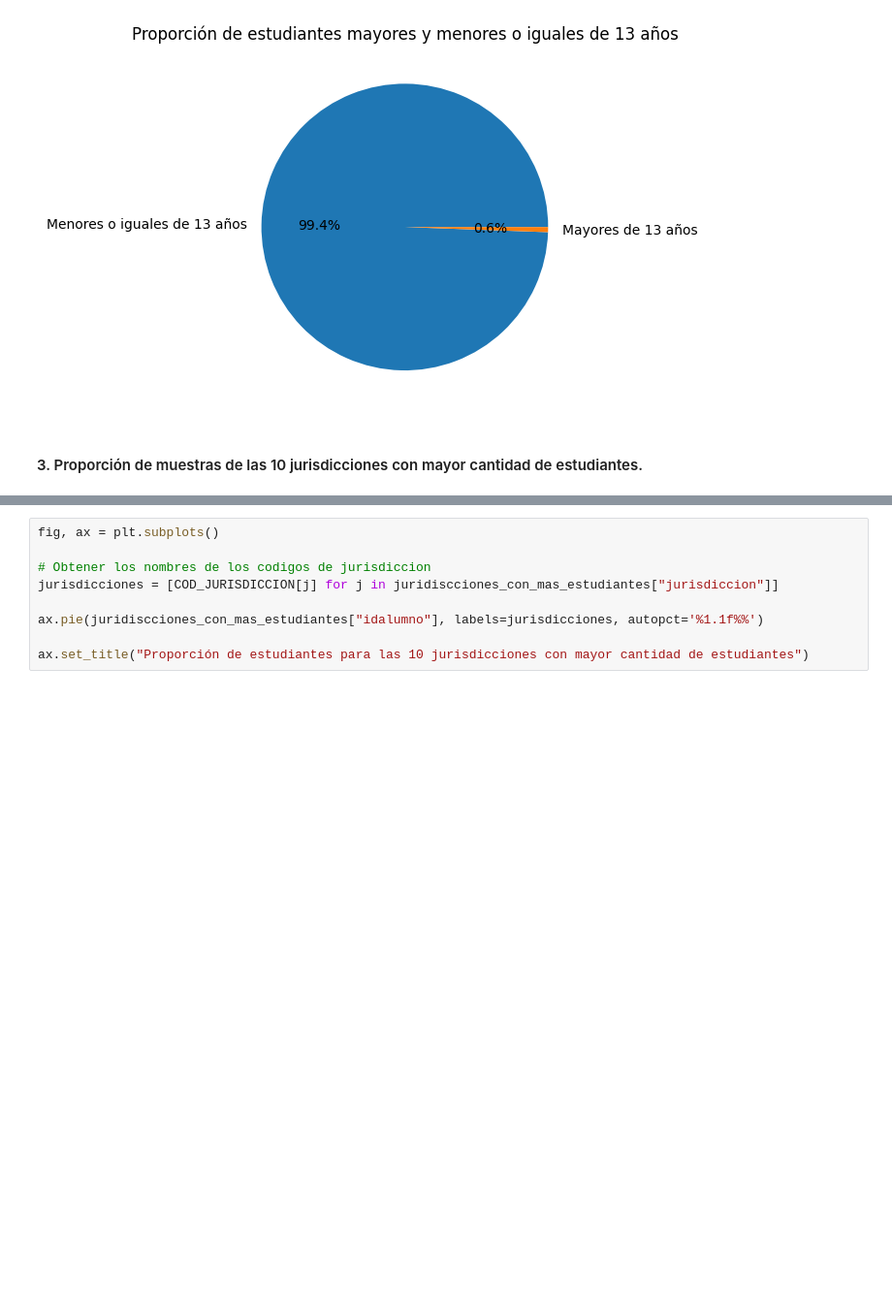
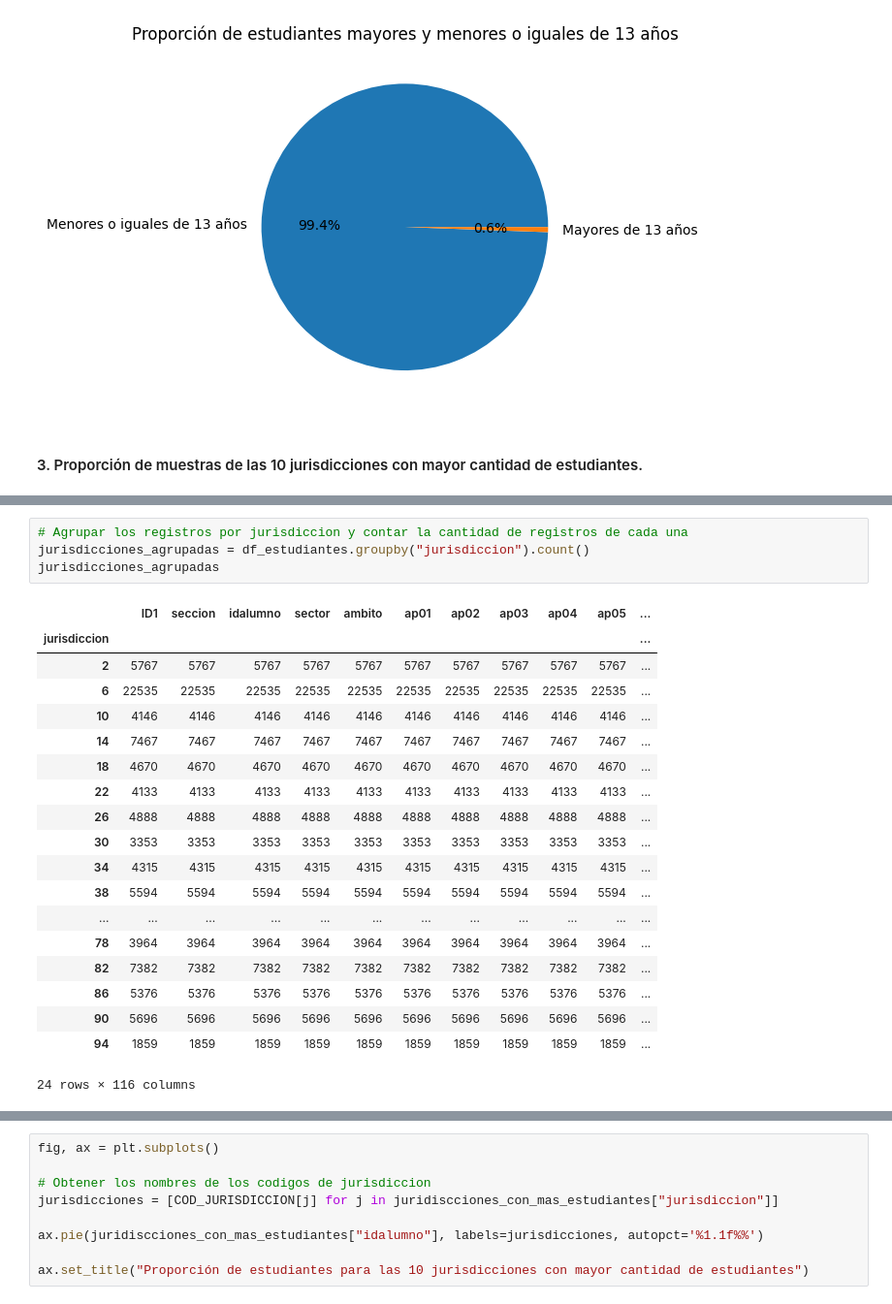
Before and after one commit to alerodriguez01/tp1-cs-datos, a Jupyter notebook: tp1-cs-datos.ipynb, the cells around one changed output, grey strips where cells are left out. Shown at 97% size. Cells and saved outputs as stored; diff of their text form; blank space fills up the shorter version.

```diff
--- a/tp1-cs-datos.ipynb
+++ b/tp1-cs-datos.ipynb
@@ -140 +148,25 @@ array([ 2,  6, 10, 14, 18, 22, 26, 30, 34, 38, 42, 46, 50, 54, 58, 62, 66,
+# %%
+# Agrupar los registros por jurisdiccion y contar la cantidad de registros de cada una
+jurisdicciones_agrupadas = df_estudiantes.groupby("jurisdiccion").count()
+jurisdicciones_agrupadas
+# %% [output]
+|  | ID1 | seccion | idalumno | sector | ambito | ap01 | ap02 | ap03 | ap04 | ap05 | ... |
+| jurisdiccion |  |  |  |  |  |  |  |  |  |  | ... |
+| 2 | 5767 | 5767 | 5767 | 5767 | 5767 | 5767 | 5767 | 5767 | 5767 | 5767 | ... |
+| 6 | 22535 | 22535 | 22535 | 22535 | 22535 | 22535 | 22535 | 22535 | 22535 | 22535 | ... |
+| 10 | 4146 | 4146 | 4146 | 4146 | 4146 | 4146 | 4146 | 4146 | 4146 | 4146 | ... |
+| 14 | 7467 | 7467 | 7467 | 7467 | 7467 | 7467 | 7467 | 7467 | 7467 | 7467 | ... |
+| 18 | 4670 | 4670 | 4670 | 4670 | 4670 | 4670 | 4670 | 4670 | 4670 | 4670 | ... |
+| 22 | 4133 | 4133 | 4133 | 4133 | 4133 | 4133 | 4133 | 4133 | 4133 | 4133 | ... |
+| 26 | 4888 | 4888 | 4888 | 4888 | 4888 | 4888 | 4888 | 4888 | 4888 | 4888 | ... |
+| 30 | 3353 | 3353 | 3353 | 3353 | 3353 | 3353 | 3353 | 3353 | 3353 | 3353 | ... |
+| 34 | 4315 | 4315 | 4315 | 4315 | 4315 | 4315 | 4315 | 4315 | 4315 | 4315 | ... |
+| 38 | 5594 | 5594 | 5594 | 5594 | 5594 | 5594 | 5594 | 5594 | 5594 | 5594 | ... |
+| ... | ... | ... | ... | ... | ... | ... | ... | ... | ... | ... | ... |
+| 78 | 3964 | 3964 | 3964 | 3964 | 3964 | 3964 | 3964 | 3964 | 3964 | 3964 | ... |
+| 82 | 7382 | 7382 | 7382 | 7382 | 7382 | 7382 | 7382 | 7382 | 7382 | 7382 | ... |
+| 86 | 5376 | 5376 | 5376 | 5376 | 5376 | 5376 | 5376 | 5376 | 5376 | 5376 | ... |
+| 90 | 5696 | 5696 | 5696 | 5696 | 5696 | 5696 | 5696 | 5696 | 5696 | 5696 | ... |
+| 94 | 1859 | 1859 | 1859 | 1859 | 1859 | 1859 | 1859 | 1859 | 1859 | 1859 | ... |
+24 rows × 116 columns
 # %%
```
Also changed, not shown: parts of 10 cells of this notebook.
